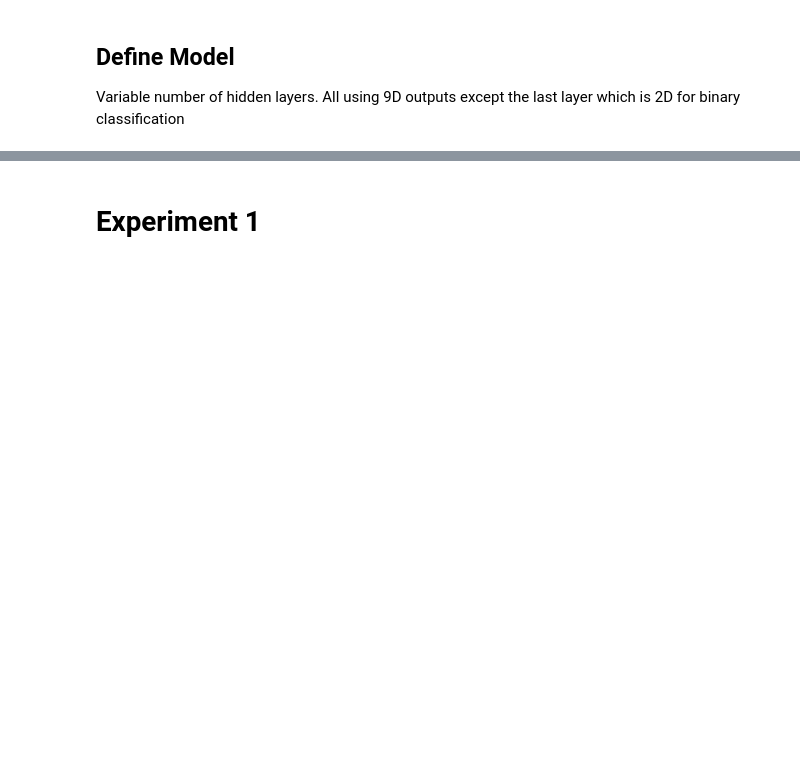
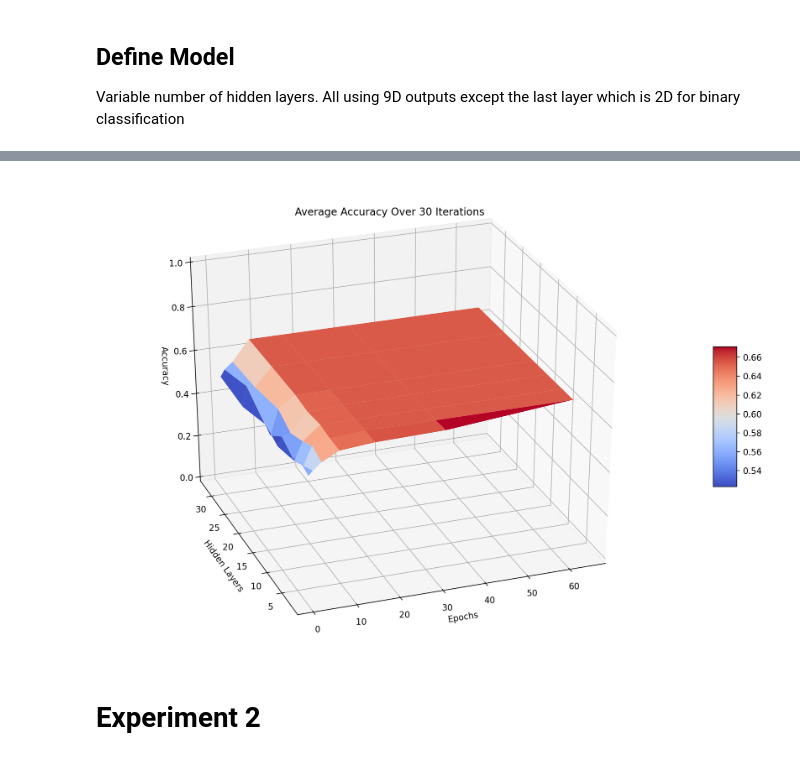
Before and after one commit to Sarsoo/SLP-Training, a Jupyter notebook: nncw.ipynb, the cells around one changed output, grey strips where cells are left out. Drawn from its saved outputs; the diff is of its cells as text; code cells hidden in the pictures; blank space fills up the shorter version.

Commit message:
working network, doing full 30 iteration operations

```diff
--- a/nncw.ipynb
+++ b/nncw.ipynb
@@ -104,0 +228,12 @@ model.metrics[0].result()
+# %%
+multi_results = list()
+multi_iterations = 30
+for i in range(multi_iterations):
+    print(f"Iteration {i+1}/{multi_iterations}")
+    data_train, data_test, labels_train, labels_test = train_test_split(data, labels, test_size=0.5, stratify=labels)
+    multi_results.append(list(evaluate_parameters(data_train=data_train,
+                                                  data_test=data_test,
+                                                  labels_train=labels_train,
+                                                  labels_test=labels_test,
+                                                  return_model=False,
+                                                  print_params=False)))
@@ -105,2 +258,28 @@ model.metrics[0].result()
+# %%
+average_accuracy = np.zeros((len(epochs), len(hidden_layers)))
+for iteration in multi_results:
+    for single_test in iteration:
+        average_accuracy[epochs.index(single_test['epochs']), hidden_layers.index(single_test['layers'])] += single_test["results"][1]
+
+average_accuracy = average_accuracy / len(multi_results)
+# %%
+X, Y = np.meshgrid(epochs, hidden_layers)
+
+fig = plt.figure(figsize=(15, 10))
+fig.set_dpi(fig_dpi)
+ax = plt.axes(projection='3d')
+
+surf = ax.plot_surface(X, Y, average_accuracy.T, cmap='coolwarm')
+ax.set_title(f'Average Accuracy Over {multi_iterations} Iterations')
+ax.set_xlabel('Epochs')
+ax.set_ylabel('Hidden Layers')
+ax.set_zlabel('Accuracy')
+ax.view_init(30, -110)
+ax.set_zlim([0, 1])
+fig.colorbar(surf, shrink=0.3, aspect=6)
+
+plt.show()
+# %% [output]
+[figure, added]
 # %% [markdown]
-# Experiment 1
+# Experiment 2
```
Also changed, not shown: parts of 23 cells of this notebook.
